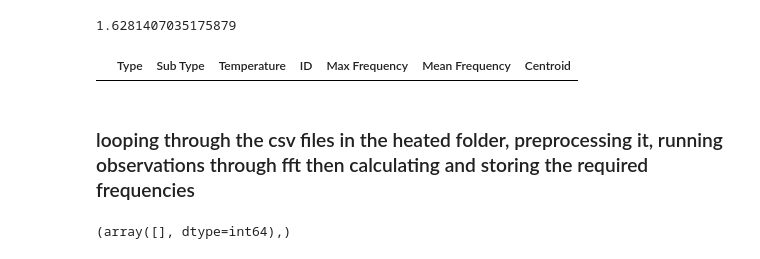
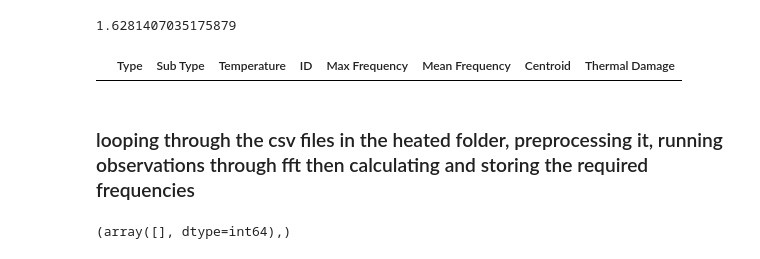
Before and after one commit to rohithandique/civil-major-project, a Jupyter notebook: Major Project.ipynb, the cells around one changed output. Cells and saved outputs as stored; diff of their text form; code cells hidden in the pictures.

Commit message:
added therm damage values from heated & room temp

```diff
--- a/Major Project.ipynb
+++ b/Major Project.ipynb
@@ -116,10 +116,10 @@ rfftfreq(len(df.iloc[i][21:]), 1/54)[12]
 # %% [output]
 1.6281407035175879
 # %%
-new_df = pd.DataFrame(columns = ['Type', 'Sub Type', 'Temperature', 'ID', 'Max Frequency', 'Mean Frequency', 'Centroid'])
+new_df = pd.DataFrame(columns = ['Type', 'Sub Type', 'Temperature', 'ID', 'Max Frequency', 'Mean Frequency', 'Centroid', 'Thermal Damage'])
 new_df
 # %% [output]
-|  | Type | Sub Type | Temperature | ID | Max Frequency | Mean Frequency | Centroid |
+|  | Type | Sub Type | Temperature | ID | Max Frequency | Mean Frequency | Centroid | Thermal Damage |
 # %% [markdown]
 ### looping through the csv files in the heated folder, preprocessing it, running observations through fft then calculating and storing the required frequencies
 # %%
```
Also changed, not shown: parts of 18 cells of this notebook, 25 other files.
